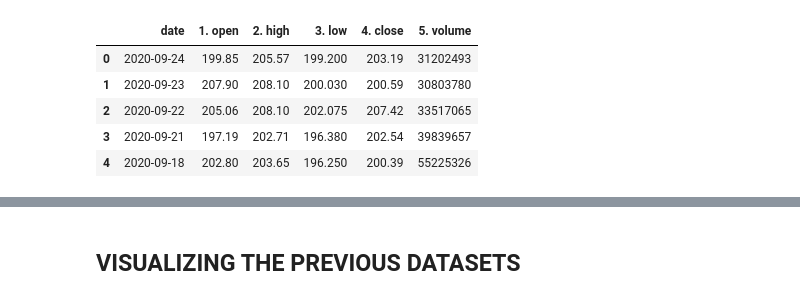
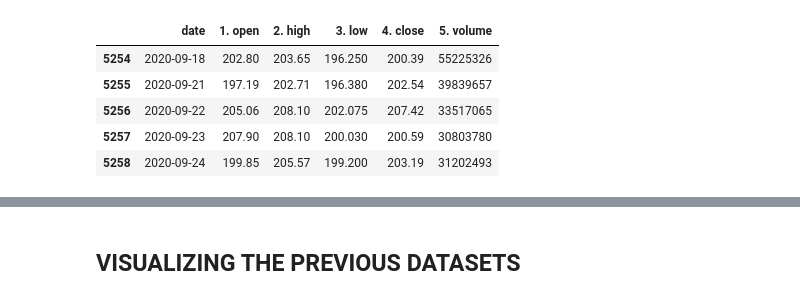
Before and after one commit to rushilrai/Hacksprint_05_SillyCons, a Jupyter notebook: datasets and files/prediction.ipynb, the cells around one changed output, grey strips where cells are left out. Saved outputs shown, nothing was run; the diff lists cells and outputs as text; code cells hidden in the pictures.

```diff
--- a/datasets and files/prediction.ipynb
+++ b/datasets and files/prediction.ipynb
@@ -6,17 +6,18 @@ import seaborn as sns
 import matplotlib.pyplot as plt
 import numpy as np
 # %%
-file_path = r"microsoft.xlsx"
+file_path = r"m.xlsx"
 data1 = pd.read_excel(file_path)
-a = data1.head(30)
+a = data1.tail(500)
 a.head(5)
+a.tail(5)
 # %% [output]
 |  | date | 1. open | 2. high | 3. low | 4. close | 5. volume |
-| 0 | 2020-09-24 | 199.85 | 205.57 | 199.200 | 203.19 | 31202493 |
-| 1 | 2020-09-23 | 207.90 | 208.10 | 200.030 | 200.59 | 30803780 |
-| 2 | 2020-09-22 | 205.06 | 208.10 | 202.075 | 207.42 | 33517065 |
-| 3 | 2020-09-21 | 197.19 | 202.71 | 196.380 | 202.54 | 39839657 |
-| 4 | 2020-09-18 | 202.80 | 203.65 | 196.250 | 200.39 | 55225326 |
+| 5254 | 2020-09-18 | 202.80 | 203.65 | 196.250 | 200.39 | 55225326 |
+| 5255 | 2020-09-21 | 197.19 | 202.71 | 196.380 | 202.54 | 39839657 |
+| 5256 | 2020-09-22 | 205.06 | 208.10 | 202.075 | 207.42 | 33517065 |
+| 5257 | 2020-09-23 | 207.90 | 208.10 | 200.030 | 200.59 | 30803780 |
+| 5258 | 2020-09-24 | 199.85 | 205.57 | 199.200 | 203.19 | 31202493 |
 # %%
 file_path = r"stesla.xlsx"
 data2 = pd.read_excel(file_path)
```
Also changed, not shown: parts of 27 cells of this notebook, 22 other files.
